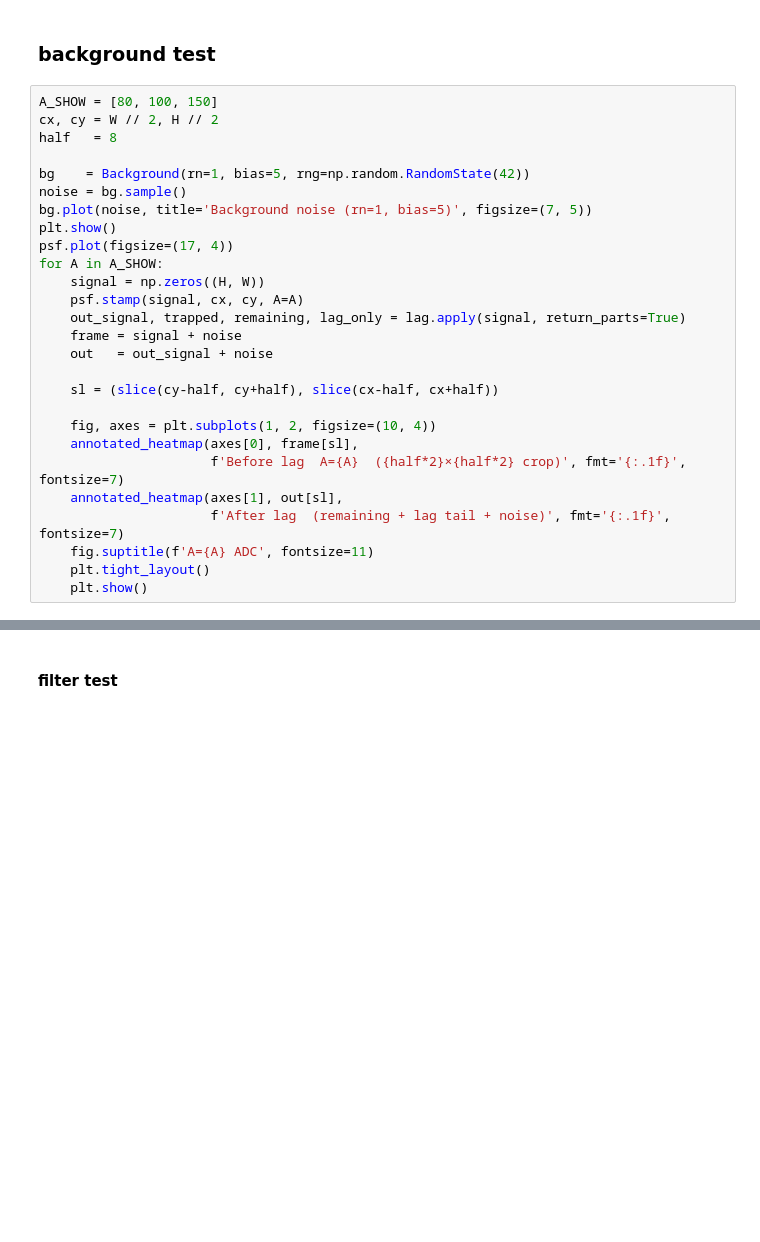
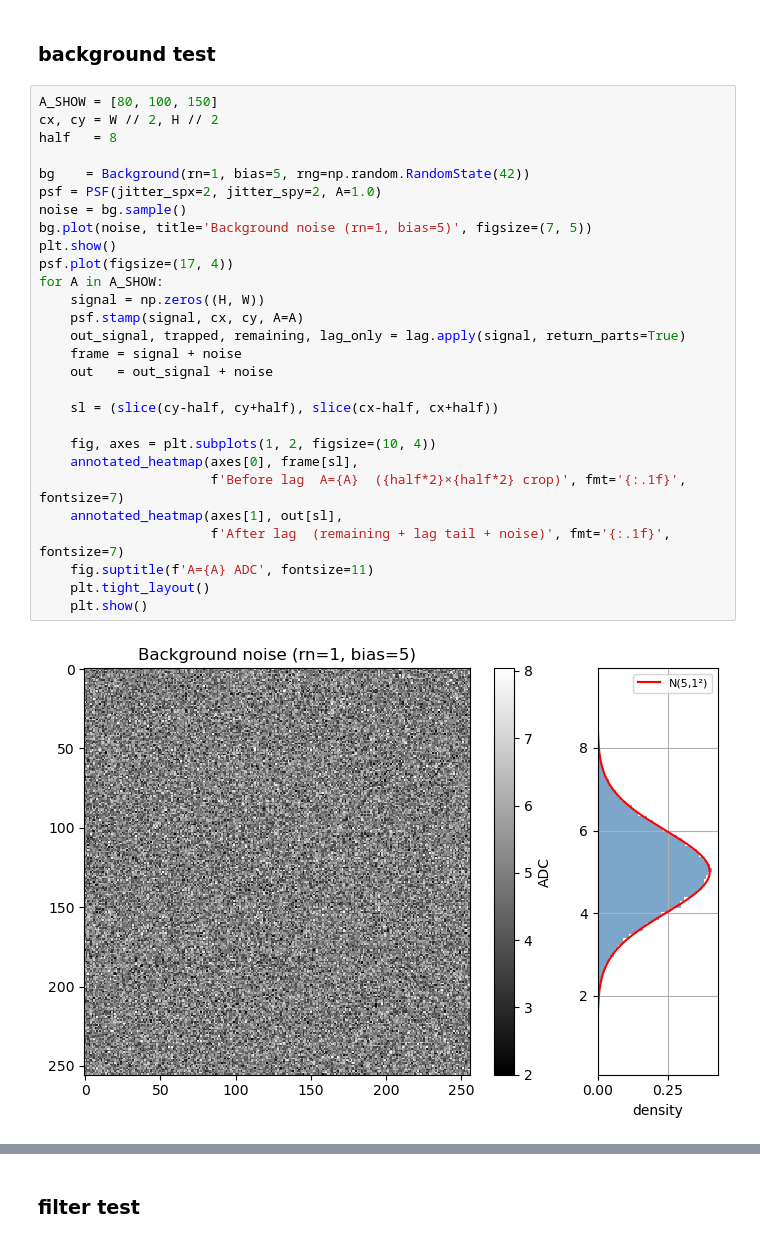
Before and after one commit to dotamh/ZP8_algo_lab, a Jupyter notebook: imagelag_filter.ipynb, the cells around one changed output, grey strips where cells are left out. Drawn from its saved outputs; the diff is of its cells as text; blank space fills up the shorter version.

```diff
--- a/imagelag_filter.ipynb
+++ b/imagelag_filter.ipynb
@@ -474,27 +484,30 @@ plt.show()
 # %%
 A_SHOW = [80, 100, 150]
 cx, cy = W // 2, H // 2
 half   = 8
 
 bg    = Background(rn=1, bias=5, rng=np.random.RandomState(42))
+psf = PSF(jitter_spx=2, jitter_spy=2, A=1.0)
 noise = bg.sample()
 bg.plot(noise, title='Background noise (rn=1, bias=5)', figsize=(7, 5))
 plt.show()
 psf.plot(figsize=(17, 4))
 for A in A_SHOW:
     signal = np.zeros((H, W))
     psf.stamp(signal, cx, cy, A=A)
     out_signal, trapped, remaining, lag_only = lag.apply(signal, return_parts=True)
     frame = signal + noise
     out   = out_signal + noise
 
     sl = (slice(cy-half, cy+half), slice(cx-half, cx+half))
 
     fig, axes = plt.subplots(1, 2, figsize=(10, 4))
     annotated_heatmap(axes[0], frame[sl],
                       f'Before lag  A={A}  ({half*2}×{half*2} crop)', fmt='{:.1f}', fontsize=7)
     annotated_heatmap(axes[1], out[sl],
                       f'After lag  (remaining + lag tail + noise)', fmt='{:.1f}', fontsize=7)
     fig.suptitle(f'A={A} ADC', fontsize=11)
     plt.tight_layout()
     plt.show()
+# %% [output]
+[figure, added]
@@ -501,2 +518,2 @@ for A in A_SHOW:
 # %% [markdown]
-#### filter test
+### filter test
```
Also changed, not shown: parts of 17 cells of this notebook, 1 other file.
